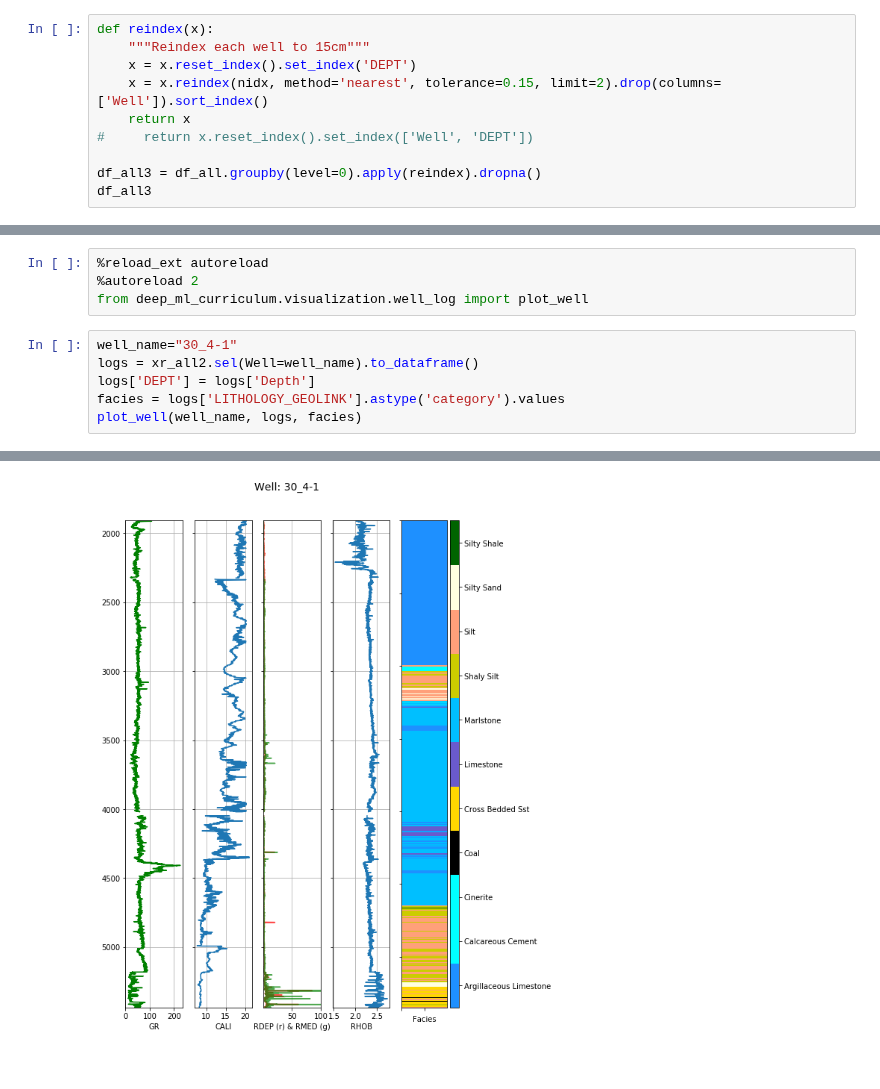
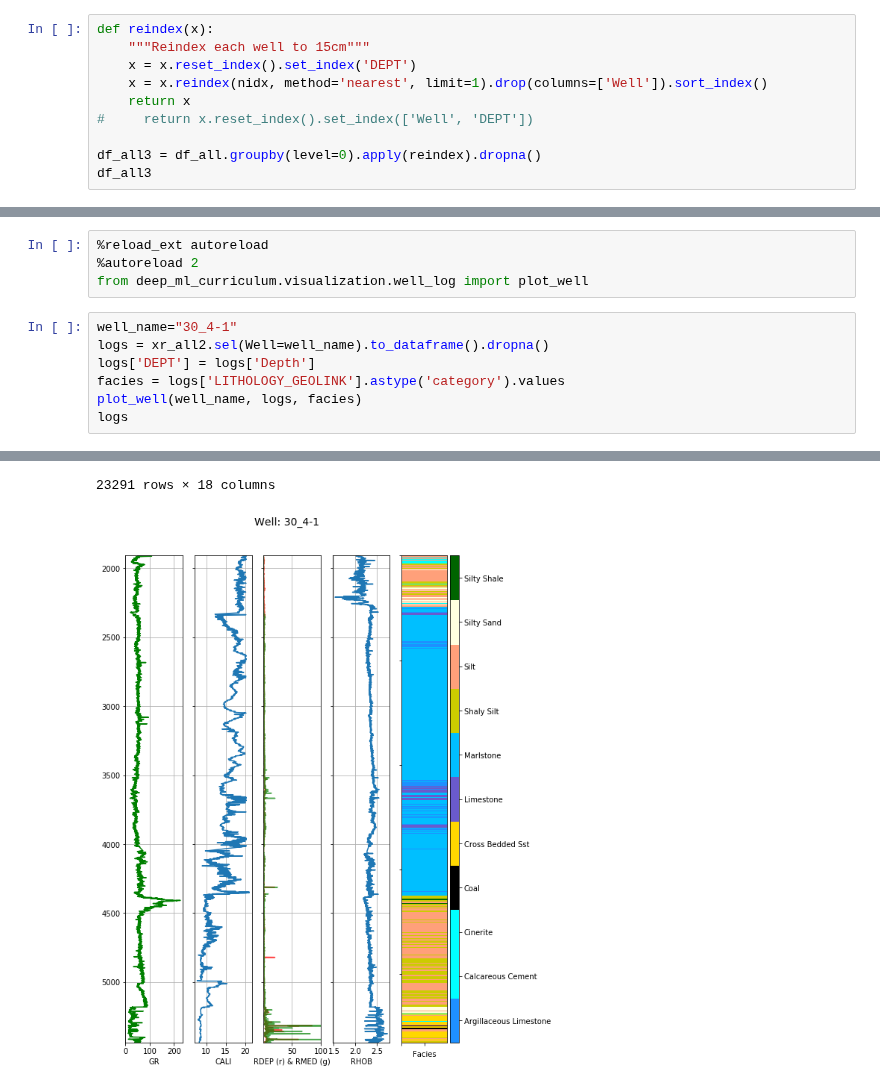
Before and after one commit to 3springs/deep_ml_curriculum, a Jupyter notebook: notebooks/z00_Data_prep/00-mc-prep_geolink_norge_dataset.ipynb, the cells around one changed output, grey strips where cells are left out. Cells and saved outputs as stored; diff of their text form.

```diff
--- a/notebooks/z00_Data_prep/00-mc-prep_geolink_norge_dataset.ipynb
+++ b/notebooks/z00_Data_prep/00-mc-prep_geolink_norge_dataset.ipynb
@@ -339,7 +355,7 @@ nidx = np.arange(0, 6000, 0.15)
 def reindex(x):
     """Reindex each well to 15cm"""
     x = x.reset_index().set_index('DEPT')
-    x = x.reindex(nidx, method='nearest', tolerance=0.15, limit=2).drop(columns=['Well']).sort_index()
+    x = x.reindex(nidx, method='nearest', limit=1).drop(columns=['Well']).sort_index()
     return x
 #     return x.reset_index().set_index(['Well', 'DEPT'])
 
@@ -427,8 +443,9 @@ Data variables:
 from deep_ml_curriculum.visualization.well_log import plot_well
 # %%
 well_name="30_4-1"
-logs = xr_all2.sel(Well=well_name).to_dataframe()
+logs = xr_all2.sel(Well=well_name).to_dataframe().dropna()
 logs['DEPT'] = logs['Depth']
 facies = logs['LITHOLOGY_GEOLINK'].astype('category').values
 plot_well(well_name, logs, facies)
+logs
 # %% [output]
@@ -435 +465,2 @@ plot_well(well_name, logs, facies)
+23291 rows × 18 columns
-[figure, old version]
+[figure, new version]
```
Also changed, not shown: parts of 11 cells of this notebook.
